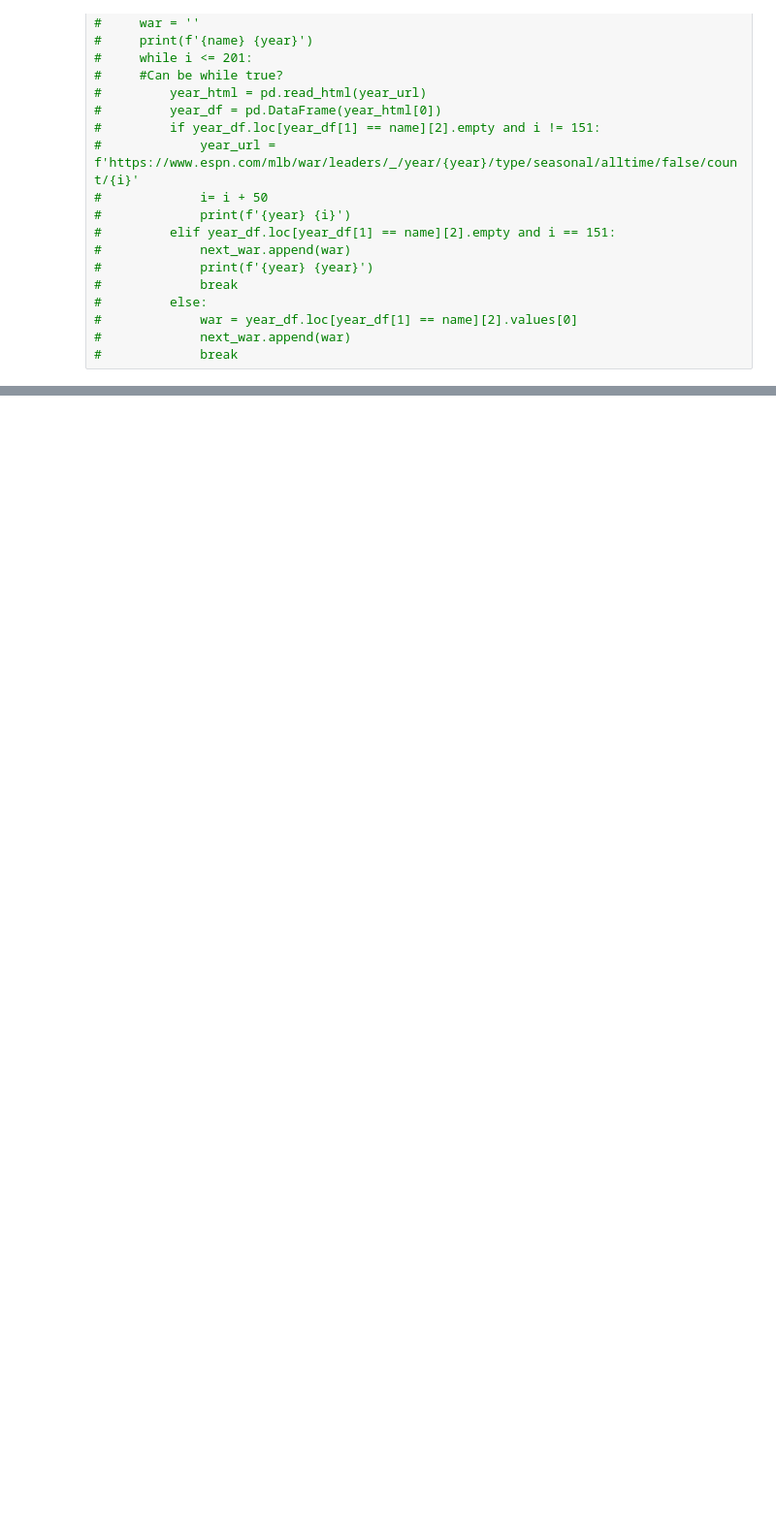
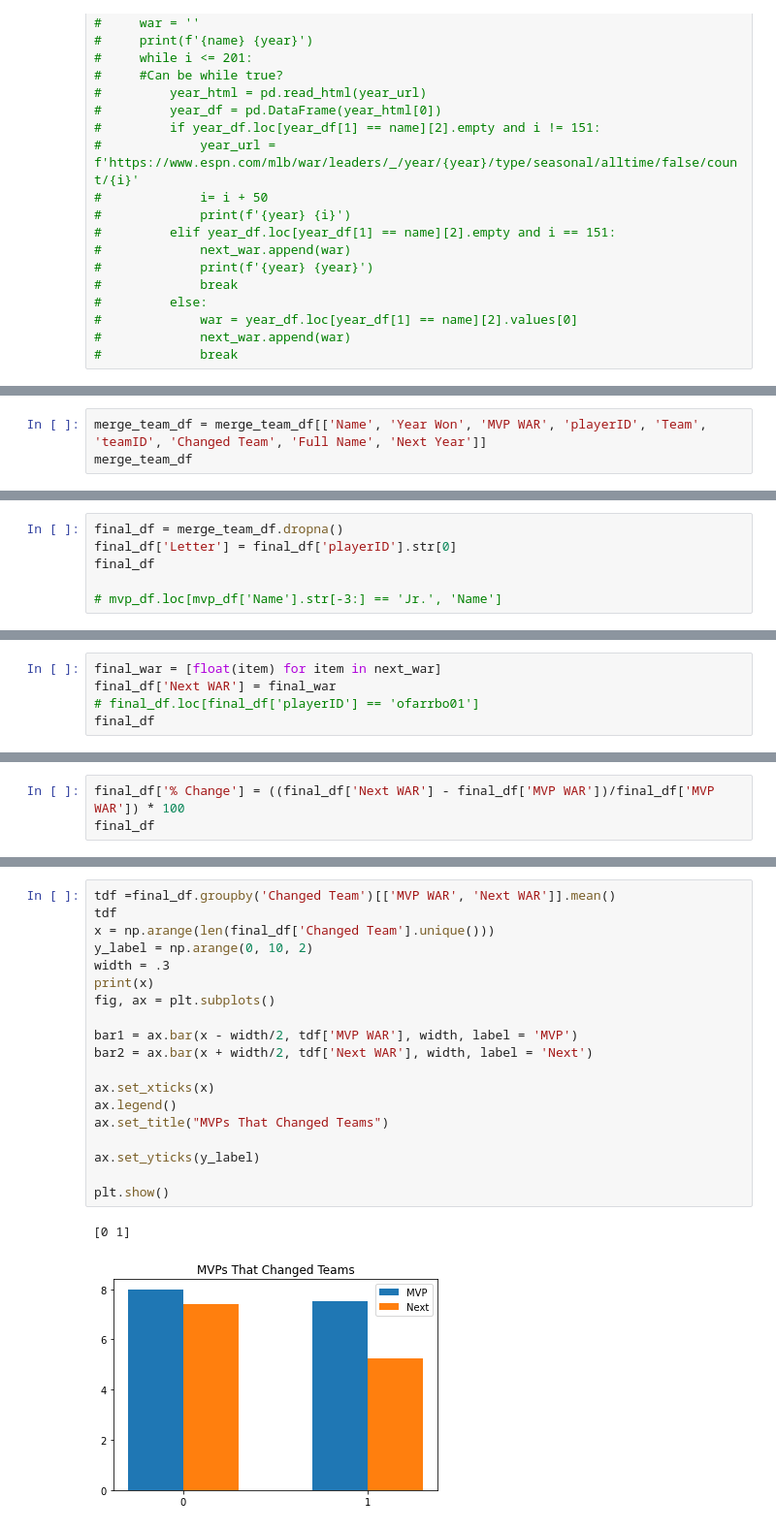
Before and after one commit to ajg318/WARcomparison, a Jupyter notebook: WarAnalysis.ipynb, the cells around one changed output, grey strips where cells are left out. Shown at 97% size. Saved outputs shown, nothing was run; the diff lists cells and outputs as text; blank space fills up the shorter version.

```diff
--- a/WarAnalysis.ipynb
+++ b/WarAnalysis.ipynb
@@ -306,0 +288,3 @@ changed_df
+# %%
+merge_team_df = merge_team_df[['Name', 'Year Won', 'MVP WAR', 'playerID', 'Team', 'teamID', 'Changed Team', 'Full Name', 'Next Year']]
+merge_team_df
@@ -306,0 +305,6 @@ changed_df
+# %%
+final_df = merge_team_df.dropna()
+final_df['Letter'] = final_df['playerID'].str[0]
+final_df
+
+# mvp_df.loc[mvp_df['Name'].str[-3:] == 'Jr.', 'Name']
@@ -306,0 +370,5 @@ changed_df
+# %%
+final_war = [float(item) for item in next_war]
+final_df['Next WAR'] = final_war
+# final_df.loc[final_df['playerID'] == 'ofarrbo01']
+final_df
@@ -306,0 +395,3 @@ changed_df
+# %%
+final_df['% Change'] = ((final_df['Next WAR'] - final_df['MVP WAR'])/final_df['MVP WAR']) * 100
+final_df
@@ -306,0 +433,22 @@ changed_df
+# %%
+tdf =final_df.groupby('Changed Team')[['MVP WAR', 'Next WAR']].mean()
+tdf
+x = np.arange(len(final_df['Changed Team'].unique()))
+y_label = np.arange(0, 10, 2)
+width = .3
+print(x)
+fig, ax = plt.subplots()
+
+bar1 = ax.bar(x - width/2, tdf['MVP WAR'], width, label = 'MVP')
+bar2 = ax.bar(x + width/2, tdf['Next WAR'], width, label = 'Next')
+
+ax.set_xticks(x)
+ax.legend()
+ax.set_title("MVPs That Changed Teams")
+
+ax.set_yticks(y_label)
+
+plt.show()
+# %% [output]
+[0 1]
+[figure, added]
```
Also changed, not shown: parts of 38 cells of this notebook.
